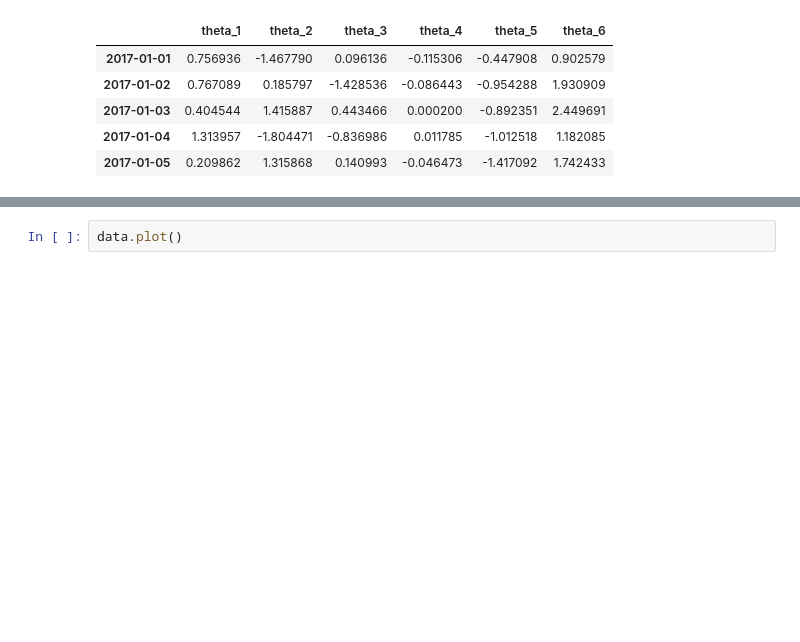
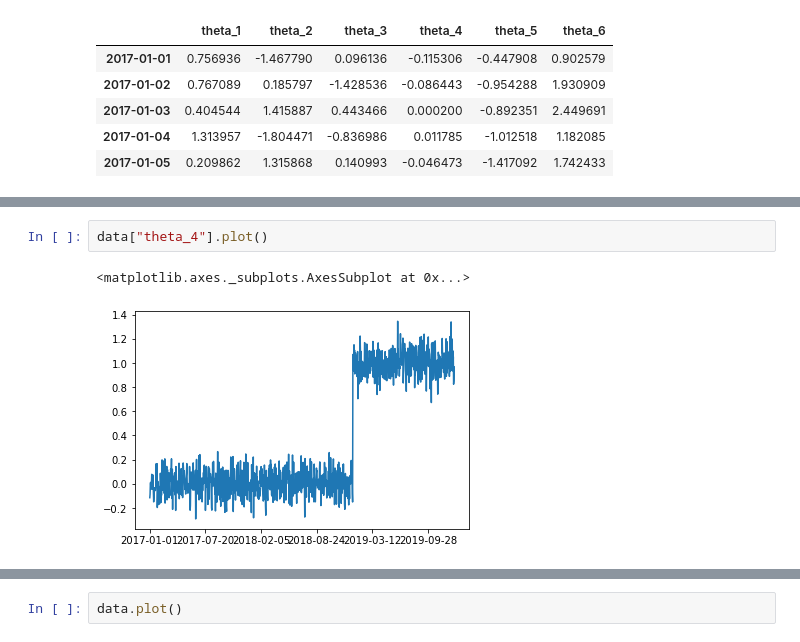
Before and after one commit to rafalsiniewicz/Data_analytics, a Jupyter notebook: lab1/lab1.ipynb, the cells around one changed output, grey strips where cells are left out. Saved outputs shown, nothing was run; the diff lists cells and outputs as text; blank space fills up the shorter version.

```diff
--- a/lab1/lab1.ipynb
+++ b/lab1/lab1.ipynb
@@ -14,0 +30,5 @@ data.head()
+# %%
+data["theta_4"].plot()
+# %% [output]
+<matplotlib.axes._subplots.AxesSubplot at 0x...>
+[figure, added]
```
Also changed, not shown: parts of 26 cells of this notebook.
